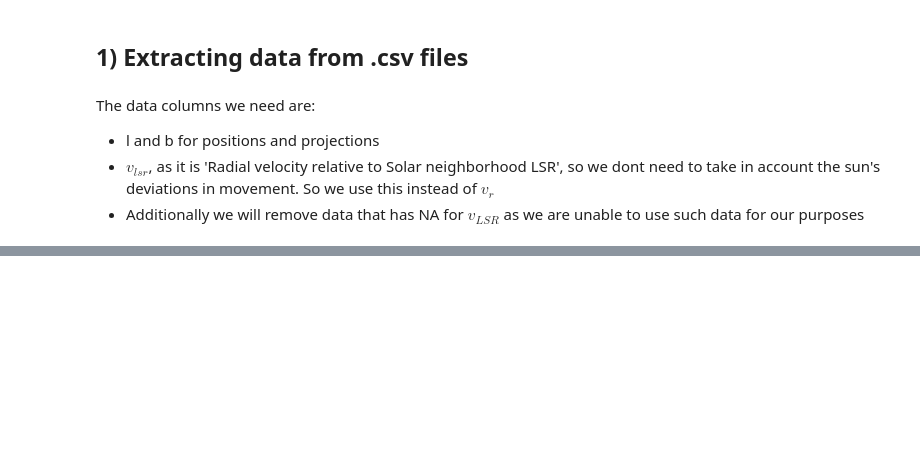
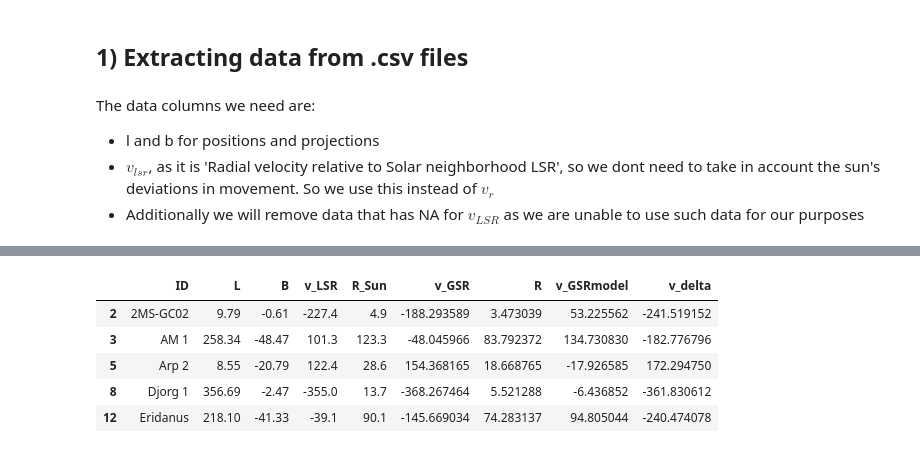
Before and after one commit to Frankyang2002/PHYS3116-Area-51-Interns, a Jupyter notebook: src/rotation_investigation.ipynb, the cells around one changed output, grey strips where cells are left out. Cells and saved outputs as stored; diff of their text form; code cells hidden in the pictures; blank space fills up the shorter version.

```diff
--- a/src/rotation_investigation.ipynb
+++ b/src/rotation_investigation.ipynb
@@ -90,0 +153,10 @@ rotation_data.head()
+# %%
+rotation_data['v_delta'] = rotation_data['v_GSR'] - rotation_data['v_GSRmodel']
+rotation_data.head()
+# %% [output]
+|  | ID | L | B | v_LSR | R_Sun | v_GSR | R | v_GSRmodel | v_delta |
+| 2 | 2MS-GC02 | 9.79 | -0.61 | -227.4 | 4.9 | -188.293589 | 3.473039 | 53.225562 | -241.519152 |
+| 3 | AM 1 | 258.34 | -48.47 | 101.3 | 123.3 | -48.045966 | 83.792372 | 134.730830 | -182.776796 |
+| 5 | Arp 2 | 8.55 | -20.79 | 122.4 | 28.6 | 154.368165 | 18.668765 | -17.926585 | 172.294750 |
+| 8 | Djorg 1 | 356.69 | -2.47 | -355.0 | 13.7 | -368.267464 | 5.521288 | -6.436852 | -361.830612 |
+| 12 | Eridanus | 218.10 | -41.33 | -39.1 | 90.1 | -145.669034 | 74.283137 | 94.805044 | -240.474078 |
```
Also changed, not shown: parts of 11 cells of this notebook.
